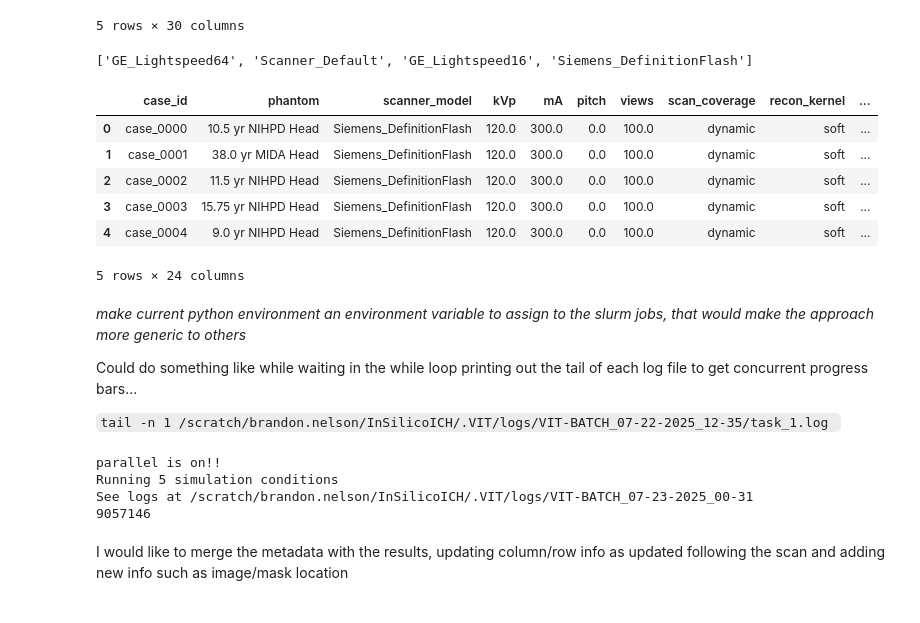
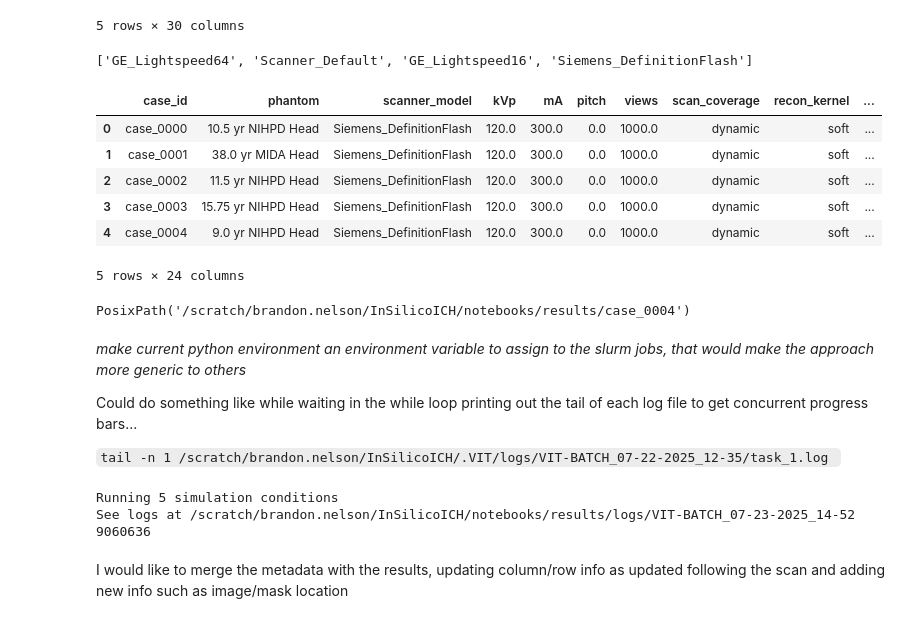
Before and after one commit to DIDSR/InSilicoICH, a Jupyter notebook: notebooks/03_studies.ipynb, the cells around one changed output. Cells and saved outputs as stored; diff of their text form; code cells hidden in the pictures.

```diff
--- a/notebooks/03_studies.ipynb
+++ b/notebooks/03_studies.ipynb
@@ -74,30 +74,34 @@ study_list
 # %%
 import pandas as pd
 from VITools import available_scanners
 
 print(available_scanners)
 study = ICHStudy()
 study.metadata = pd.concat([
     study.metadata,
     ICHStudy.generate_from_distributions(get_available_phantoms(),
                             lesion_volume=lesion_volume,
                             lesion_attenuation=lesion_attn,
                             subtype=['Fracture'],
                             fracture_length=[150, 250],
-                            views=100,
+                            views=1000,
                             scanner_model=['Siemens_DefinitionFlash'],
                             study_count=5,
                             seed=88)])
 study.metadata
 # %% [output]
 ['GE_Lightspeed64', 'Scanner_Default', 'GE_Lightspeed16', 'Siemens_DefinitionFlash']
 |  | case_id | phantom | scanner_model | kVp | mA | pitch | views | scan_coverage | recon_kernel | ... |
-| 0 | case_0000 | 10.5 yr NIHPD Head | Siemens_DefinitionFlash | 120.0 | 300.0 | 0.0 | 100.0 | dynamic | soft | ... |
-| 1 | case_0001 | 38.0 yr MIDA Head | Siemens_DefinitionFlash | 120.0 | 300.0 | 0.0 | 100.0 | dynamic | soft | ... |
-| 2 | case_0002 | 11.5 yr NIHPD Head | Siemens_DefinitionFlash | 120.0 | 300.0 | 0.0 | 100.0 | dynamic | soft | ... |
-| 3 | case_0003 | 15.75 yr NIHPD Head | Siemens_DefinitionFlash | 120.0 | 300.0 | 0.0 | 100.0 | dynamic | soft | ... |
-| 4 | case_0004 | 9.0 yr NIHPD Head | Siemens_DefinitionFlash | 120.0 | 300.0 | 0.0 | 100.0 | dynamic | soft | ... |
+| 0 | case_0000 | 10.5 yr NIHPD Head | Siemens_DefinitionFlash | 120.0 | 300.0 | 0.0 | 1000.0 | dynamic | soft | ... |
+| 1 | case_0001 | 38.0 yr MIDA Head | Siemens_DefinitionFlash | 120.0 | 300.0 | 0.0 | 1000.0 | dynamic | soft | ... |
+| 2 | case_0002 | 11.5 yr NIHPD Head | Siemens_DefinitionFlash | 120.0 | 300.0 | 0.0 | 1000.0 | dynamic | soft | ... |
+| 3 | case_0003 | 15.75 yr NIHPD Head | Siemens_DefinitionFlash | 120.0 | 300.0 | 0.0 | 1000.0 | dynamic | soft | ... |
+| 4 | case_0004 | 9.0 yr NIHPD Head | Siemens_DefinitionFlash | 120.0 | 300.0 | 0.0 | 1000.0 | dynamic | soft | ... |
 5 rows × 24 columns
+# %%
+study.metadata.output_directory[4]
+# %% [output]
+PosixPath('/scratch/brandon.nelson/InSilicoICH/notebooks/results/case_0004')
 # %% [markdown]
 *make current python environment an environment variable to assign to the slurm jobs, that would make the approach more generic to others*
 
@@ -107,10 +111,9 @@ Could do something like while waiting in the while loop printing out the tail of
 # %%
 study.run_all(parallel=True)
 # %% [output]
-parallel is on!!
 Running 5 simulation conditions
-See logs at /scratch/brandon.nelson/InSilicoICH/.VIT/logs/VIT-BATCH_07-23-2025_00-31
-9057146
+See logs at /scratch/brandon.nelson/InSilicoICH/notebooks/results/logs/VIT-BATCH_07-23-2025_14-52
+9060636
 # %% [markdown]
 I would like to merge the metadata with the results, updating column/row info as updated following the scan and adding new info such as image/mask location
 # %%
```
Also changed, not shown: parts of 2 cells of this notebook, 2 other files.
